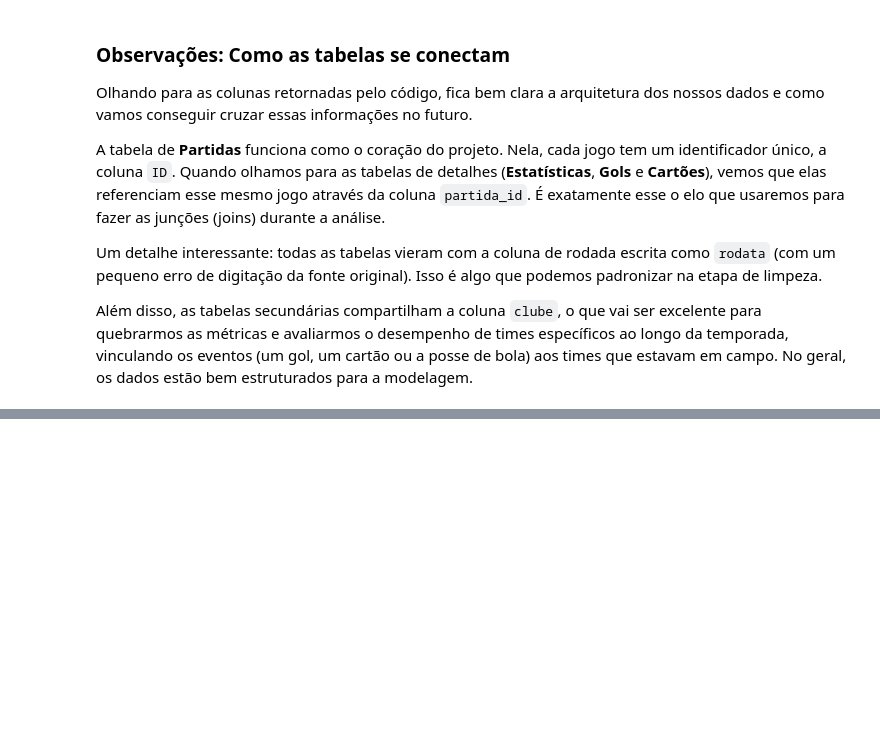
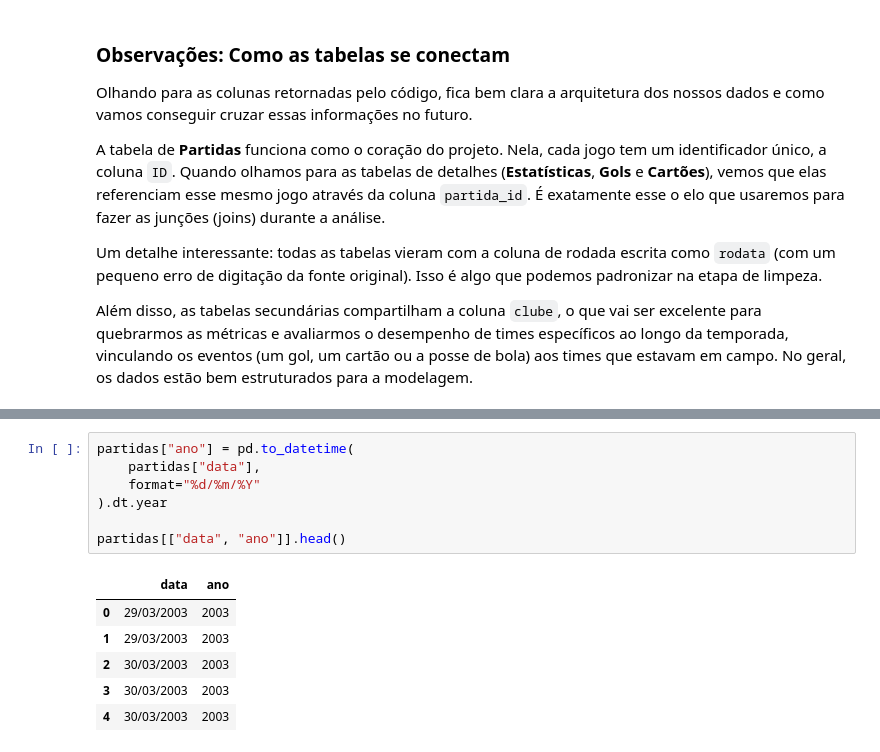
Before and after one commit to FelipePinheiro964/Projeto-Em-Business-Intelligence-e-Analytics, a Jupyter notebook: notebooks/01_analise_dataset.ipynb, the cells around one changed output, grey strips where cells are left out. Drawn from its saved outputs; the diff is of its cells as text; blank space fills up the shorter version.

```diff
--- a/notebooks/01_analise_dataset.ipynb
+++ b/notebooks/01_analise_dataset.ipynb
@@ -202,0 +354,14 @@ Além disso, as tabelas secundárias compartilham a coluna `clube`, o que vai se
+# %%
+partidas["ano"] = pd.to_datetime(
+    partidas["data"],
+    format="%d/%m/%Y"
+).dt.year
+
+partidas[["data", "ano"]].head()
+# %% [output]
+|  | data | ano |
+| 0 | 29/03/2003 | 2003 |
+| 1 | 29/03/2003 | 2003 |
+| 2 | 30/03/2003 | 2003 |
+| 3 | 30/03/2003 | 2003 |
+| 4 | 30/03/2003 | 2003 |
```
Also changed, not shown: parts of 16 cells of this notebook.
